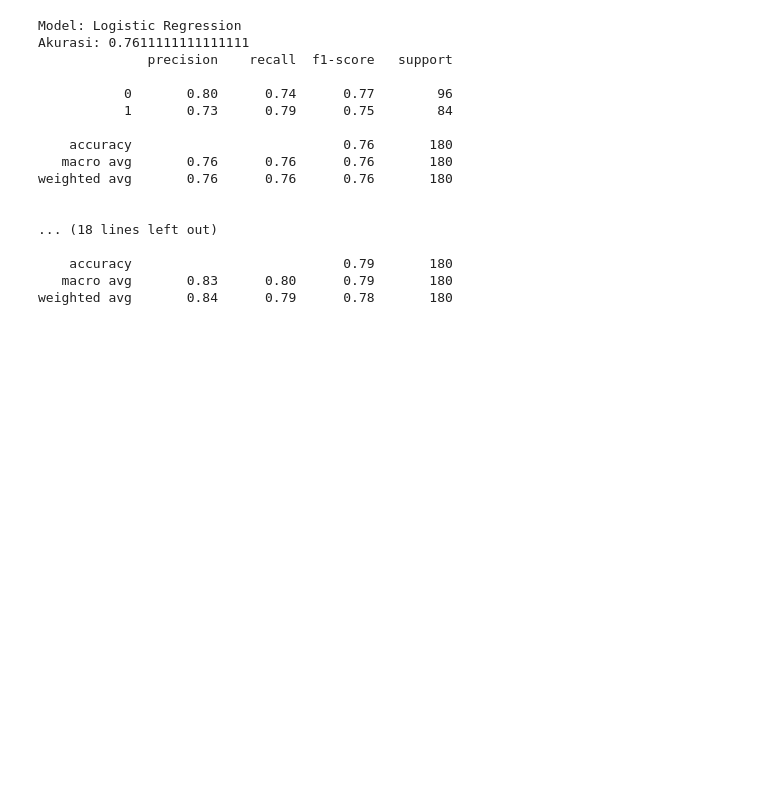
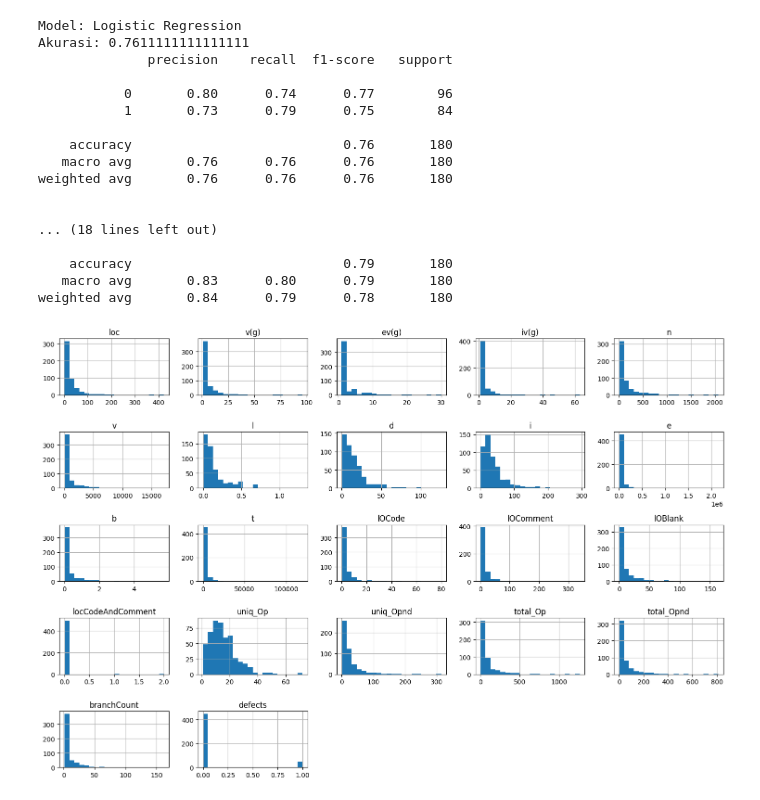
Before and after one commit to nekowawolf/NASA-promise-dataset, a Jupyter notebook: NASAmdp_preprocessing.ipynb, the cells around one changed output. Saved outputs shown, nothing was run; the diff lists cells and outputs as text; code cells hidden in the pictures; blank space fills up the shorter version.

```diff
--- a/NASAmdp_preprocessing.ipynb
+++ b/NASAmdp_preprocessing.ipynb
@@ -411,3 +412,10 @@ weighted avg       0.76      0.76      0.76       180
     accuracy                           0.79       180
    macro avg       0.83      0.80      0.79       180
 weighted avg       0.84      0.79      0.78       180
+# %%
+# Histogram semua fitur numerik
+df.hist(figsize=(15, 10), bins=20)
+plt.tight_layout()
+plt.show()
+# %% [output]
+[figure, added]
```
Also changed, not shown: parts of 6 cells of this notebook.
